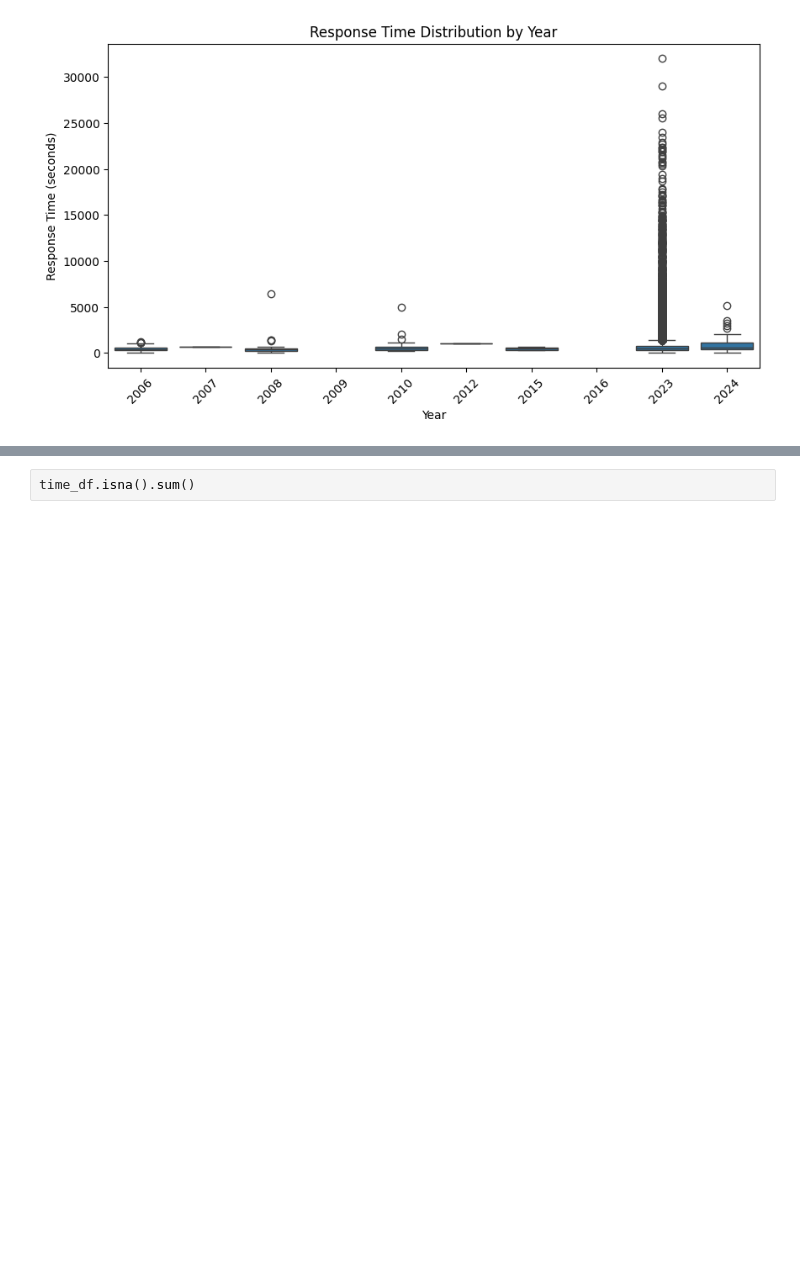
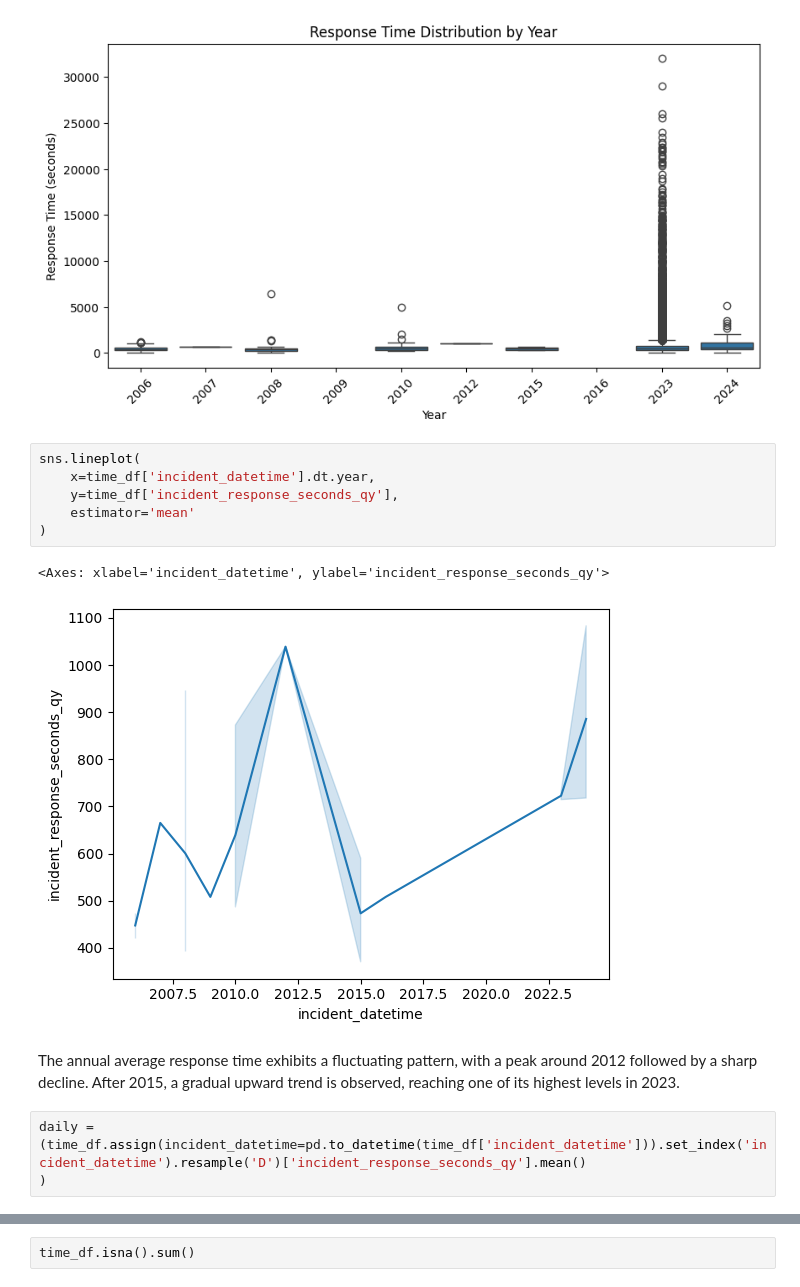
Before and after one commit to aetabid/practice_final, a Jupyter notebook: utku folder/city_of_new_york.ipynb, the cells around one changed output, grey strips where cells are left out. Drawn from its saved outputs; the diff is of its cells as text; blank space fills up the shorter version.

```diff
--- a/utku folder/city_of_new_york.ipynb
+++ b/utku folder/city_of_new_york.ipynb
@@ -220,3 +297,17 @@ plt.ylabel("Response Time (seconds)")
 plt.show()
 # %% [output]
 [figure]
+# %%
+sns.lineplot(
+    x=time_df['incident_datetime'].dt.year,
+    y=time_df['incident_response_seconds_qy'],
+    estimator='mean'
+)
+# %% [output]
+<Axes: xlabel='incident_datetime', ylabel='incident_response_seconds_qy'>
+[figure, added]
+# %% [markdown]
+The annual average response time exhibits a fluctuating pattern, with a peak around 2012 followed by a sharp decline. After 2015, a gradual upward trend is observed, reaching one of its highest levels in 2023.
+# %%
+daily = (time_df.assign(incident_datetime=pd.to_datetime(time_df['incident_datetime'])).set_index('incident_datetime').resample('D')['incident_response_seconds_qy'].mean()
+)
```
Also changed, not shown: parts of 45 cells of this notebook.
